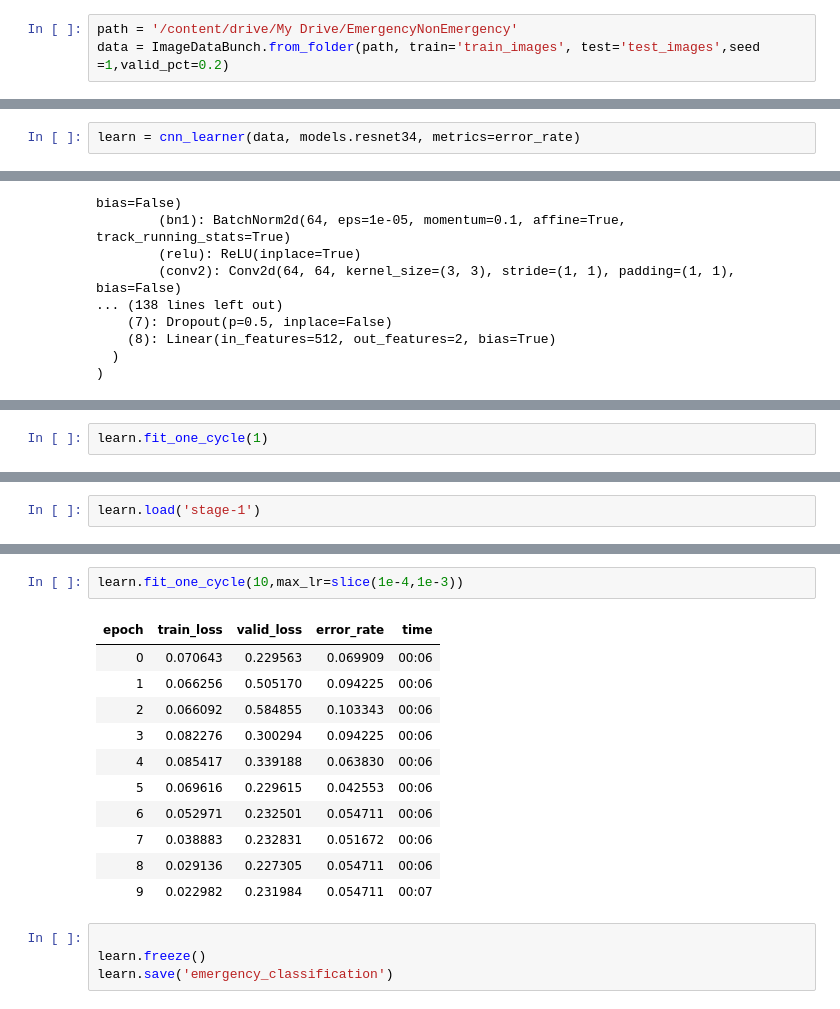
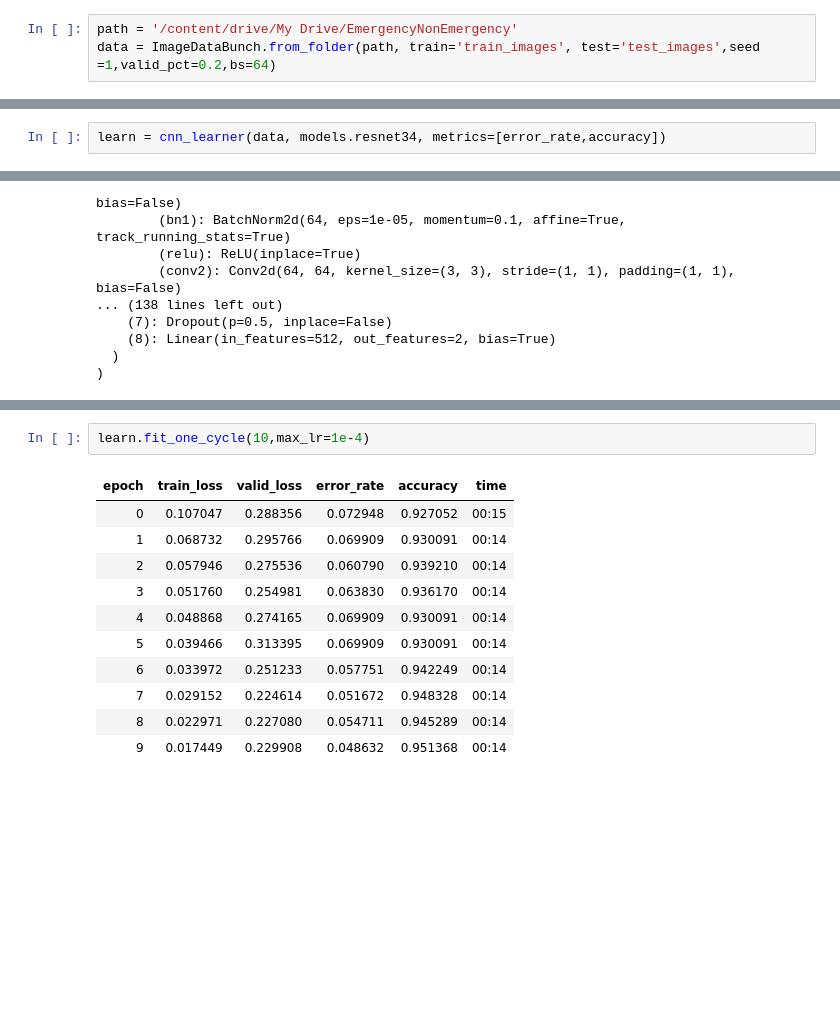
Before and after one commit to alphaczar/Deep-Learning, a Jupyter notebook: EmergencyVsNonEmergency_fastai.ipynb, the cells around one changed output, grey strips where cells are left out. Saved outputs shown, nothing was run; the diff lists cells and outputs as text; blank space fills up the shorter version.

```diff
--- a/EmergencyVsNonEmergency_fastai.ipynb
+++ b/EmergencyVsNonEmergency_fastai.ipynb
@@ -11,7 +14,7 @@ from fastai.metrics import error_rate
 #tfms= get_transforms(do_flip=True,flip_vert=True,max_rotate=50,max_lighting=0.1,max_warp=0 )
 # %%
 path = '/content/drive/My Drive/EmergencyNonEmergency'
-data = ImageDataBunch.from_folder(path, train='train_images', test='test_images',seed =1,valid_pct=0.2)
+data = ImageDataBunch.from_folder(path, train='train_images', test='test_images',seed =1,valid_pct=0.2,bs=64)
 # %%
 data.show_batch(row=3, figsize=(7, 7))
 # %% [output]
@@ -23,4 +26,4 @@ len(data.classes), data.c
 ['emergency', 'non_emergency']
 (2, 2)
 # %%
-learn = cnn_learner(data, models.resnet34, metrics=error_rate)
+learn = cnn_learner(data, models.resnet34, metrics=[error_rate,accuracy])
@@ -80,2 +77,0 @@ learn.unfreeze()
-# %%
-learn.fit_one_cycle(1)
@@ -85,2 +77,0 @@ learn.fit_one_cycle(1)
-# %%
-learn.load('stage-1')
@@ -116,18 +94,14 @@ learn.recorder.plot()
 # %%
-learn.fit_one_cycle(10,max_lr=slice(1e-4,1e-3))
+learn.fit_one_cycle(10,max_lr=1e-4)
 # %% [output]
-| epoch | train_loss | valid_loss | error_rate | time |
-| 0 | 0.070643 | 0.229563 | 0.069909 | 00:06 |
-| 1 | 0.066256 | 0.505170 | 0.094225 | 00:06 |
-| 2 | 0.066092 | 0.584855 | 0.103343 | 00:06 |
-| 3 | 0.082276 | 0.300294 | 0.094225 | 00:06 |
-| 4 | 0.085417 | 0.339188 | 0.063830 | 00:06 |
-| 5 | 0.069616 | 0.229615 | 0.042553 | 00:06 |
-| 6 | 0.052971 | 0.232501 | 0.054711 | 00:06 |
-| 7 | 0.038883 | 0.232831 | 0.051672 | 00:06 |
-| 8 | 0.029136 | 0.227305 | 0.054711 | 00:06 |
-| 9 | 0.022982 | 0.231984 | 0.054711 | 00:07 |
+| epoch | train_loss | valid_loss | error_rate | accuracy | time |
+| 0 | 0.107047 | 0.288356 | 0.072948 | 0.927052 | 00:15 |
+| 1 | 0.068732 | 0.295766 | 0.069909 | 0.930091 | 00:14 |
+| 2 | 0.057946 | 0.275536 | 0.060790 | 0.939210 | 00:14 |
+| 3 | 0.051760 | 0.254981 | 0.063830 | 0.936170 | 00:14 |
+| 4 | 0.048868 | 0.274165 | 0.069909 | 0.930091 | 00:14 |
+| 5 | 0.039466 | 0.313395 | 0.069909 | 0.930091 | 00:14 |
+| 6 | 0.033972 | 0.251233 | 0.057751 | 0.942249 | 00:14 |
+| 7 | 0.029152 | 0.224614 | 0.051672 | 0.948328 | 00:14 |
+| 8 | 0.022971 | 0.227080 | 0.054711 | 0.945289 | 00:14 |
+| 9 | 0.017449 | 0.229908 | 0.048632 | 0.951368 | 00:14 |
-# %%
-
-learn.freeze()
-learn.save('emergency_classification')
```
Also changed, not shown: parts of 31 cells of this notebook.
